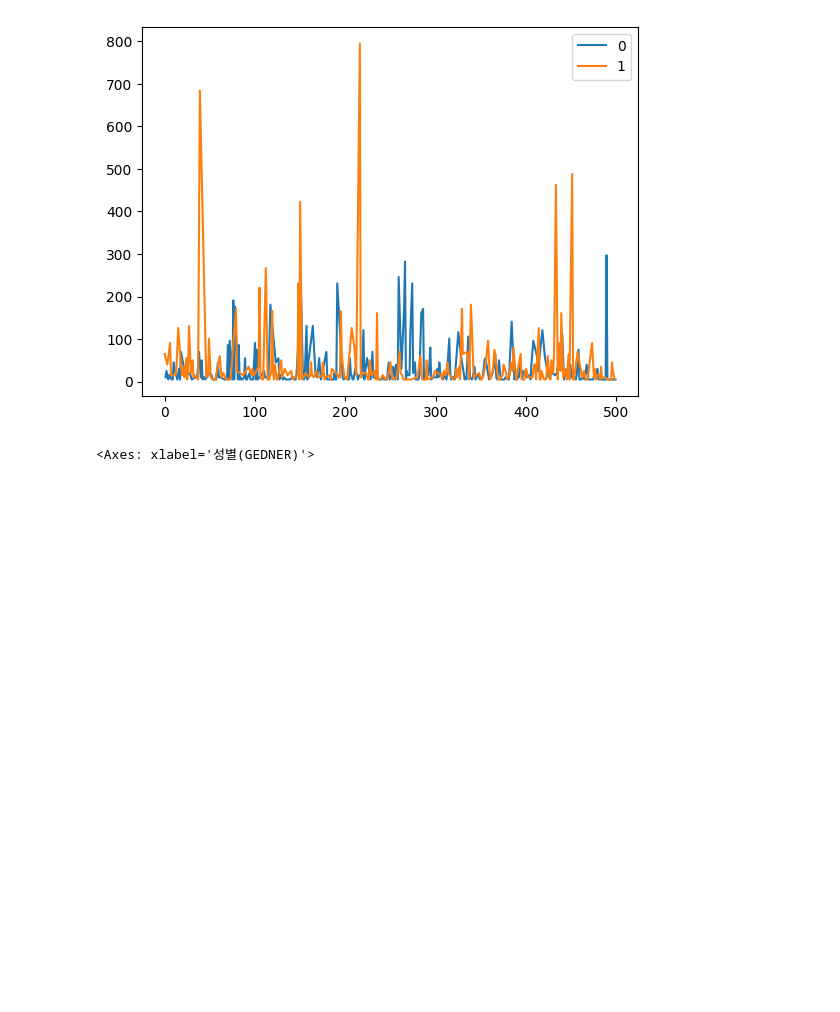
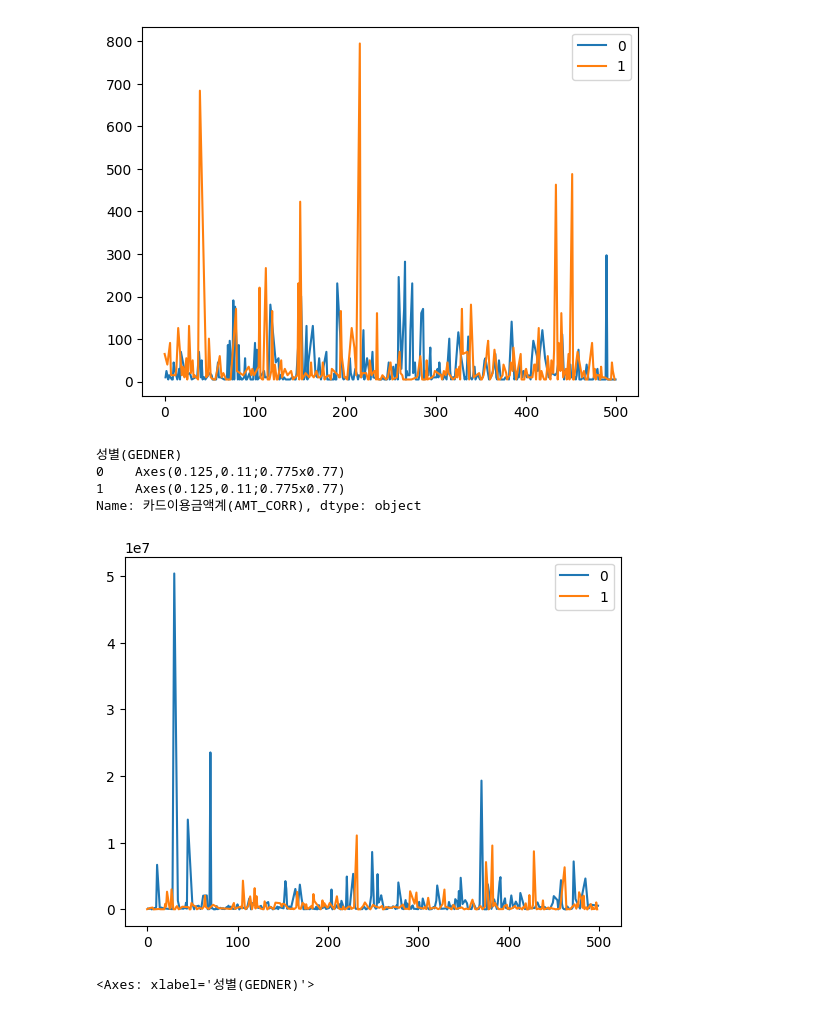
Before and after one commit to wldud01/BoostCourse-DataScience, a Jupyter notebook: Course1_Setting_up_the_data_environment.ipynb, the cells around one changed output. Cells and saved outputs as stored; diff of their text form; code cells hidden in the pictures; blank space fills up the shorter version.

```diff
--- a/Course1_Setting_up_the_data_environment.ipynb
+++ b/Course1_Setting_up_the_data_environment.ipynb
@@ -266,6 +272,14 @@ df.groupby(df['성별(GEDNER)'])['카드이용건수계(USECT_CORR)'].plot(legen
 1    Axes(0.125,0.11;0.775x0.77)
 Name: 카드이용건수계(USECT_CORR), dtype: object
 [figure]
+# %%
+df.groupby(df['성별(GEDNER)'])['카드이용금액계(AMT_CORR)'].plot(legend=['F','M'])
+# %% [output]
+성별(GEDNER)
+0    Axes(0.125,0.11;0.775x0.77)
+1    Axes(0.125,0.11;0.775x0.77)
+Name: 카드이용금액계(AMT_CORR), dtype: object
+[figure, added]
 # %%
 df.groupby('성별(GEDNER)')["카드이용금액계(AMT_CORR)"].sum().plot.bar(color=['orange','green'])
 # %% [output]
```
Also changed, not shown: parts of 25 cells of this notebook.
